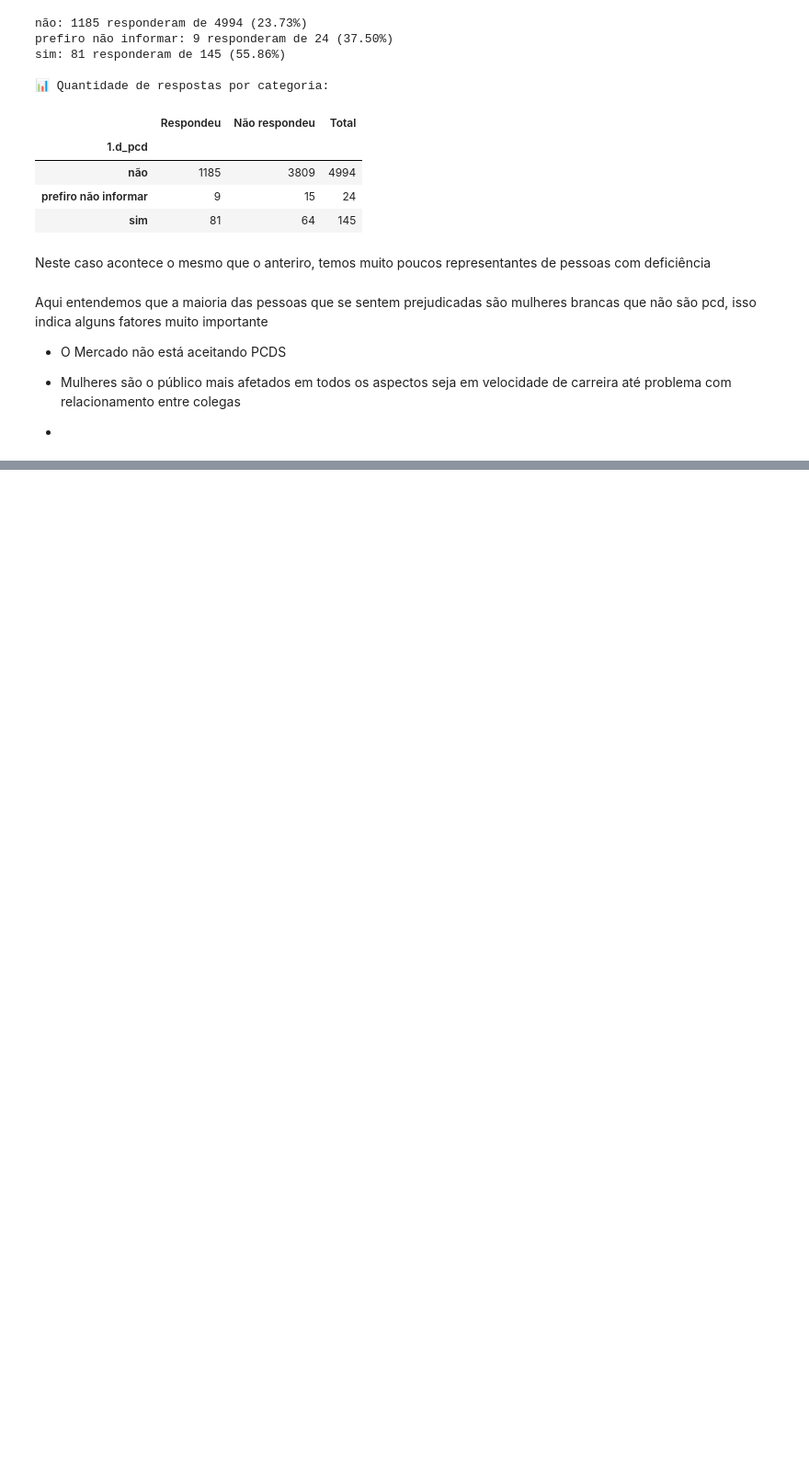
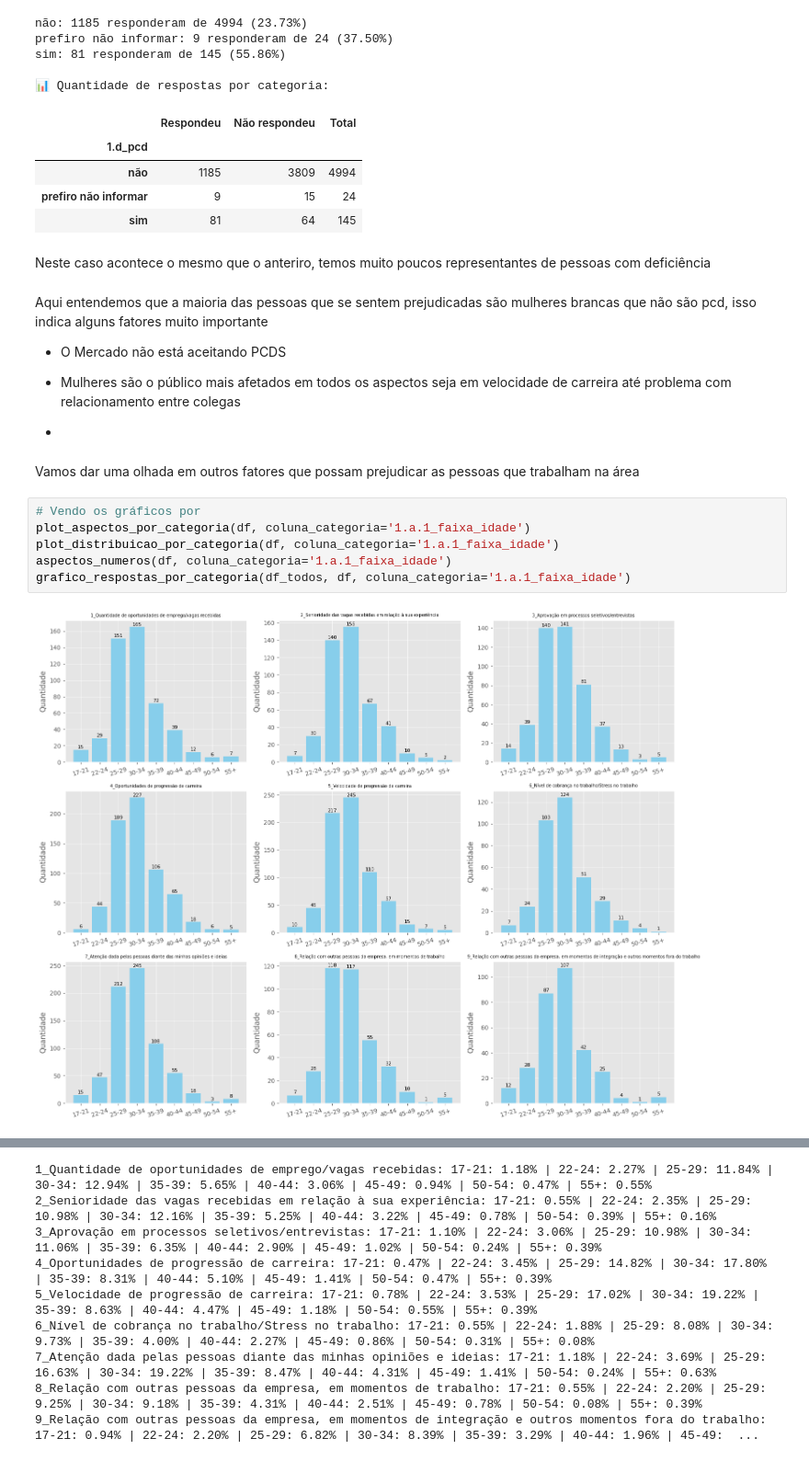
Before and after one commit to rodriguesgui/DC-Data-Glow-Up, a Jupyter notebook: src/main.ipynb, the cells around one changed output, grey strips where cells are left out. Shown at 92% size. Cells and saved outputs as stored; diff of their text form; blank space fills up the shorter version.

Commit message:
Adicionando idade

```diff
--- a/src/main.ipynb
+++ b/src/main.ipynb
@@ -979,3 +979,13 @@ Aqui entendemos que a maioria das pessoas que se sentem prejudicadas são mulher
 * Mulheres são o público mais afetados em todos os aspectos seja em velocidade de carreira até problema com relacionamento entre colegas
 
 *
+# %% [markdown]
+Vamos dar uma olhada em outros fatores que possam prejudicar as pessoas que trabalham na área
+# %%
+# Vendo os gráficos por
+plot_aspectos_por_categoria(df, coluna_categoria='1.a.1_faixa_idade')
+plot_distribuicao_por_categoria(df, coluna_categoria='1.a.1_faixa_idade')
+aspectos_numeros(df, coluna_categoria='1.a.1_faixa_idade')
+grafico_respostas_por_categoria(df_todos, df, coluna_categoria='1.a.1_faixa_idade')
+# %% [output]
+[figure, added]
@@ -981,0 +993,9 @@ Aqui entendemos que a maioria das pessoas que se sentem prejudicadas são mulher
+1_Quantidade de oportunidades de emprego/vagas recebidas: 17-21: 1.18% | 22-24: 2.27% | 25-29: 11.84% | 30-34: 12.94% | 35-39: 5.65% | 40-44: 3.06% | 45-49: 0.94% | 50-54: 0.47% | 55+: 0.55%
+2_Senioridade das vagas recebidas em relação à sua experiência: 17-21: 0.55% | 22-24: 2.35% | 25-29: 10.98% | 30-34: 12.16% | 35-39: 5.25% | 40-44: 3.22% | 45-49: 0.78% | 50-54: 0.39% | 55+: 0.16%
+3_Aprovação em processos seletivos/entrevistas: 17-21: 1.10% | 22-24: 3.06% | 25-29: 10.98% | 30-34: 11.06% | 35-39: 6.35% | 40-44: 2.90% | 45-49: 1.02% | 50-54: 0.24% | 55+: 0.39%
+4_Oportunidades de progressão de carreira: 17-21: 0.47% | 22-24: 3.45% | 25-29: 14.82% | 30-34: 17.80% | 35-39: 8.31% | 40-44: 5.10% | 45-49: 1.41% | 50-54: 0.47% | 55+: 0.39%
+5_Velocidade de progressão de carreira: 17-21: 0.78% | 22-24: 3.53% | 25-29: 17.02% | 30-34: 19.22% | 35-39: 8.63% | 40-44: 4.47% | 45-49: 1.18% | 50-54: 0.55% | 55+: 0.39%
+6_Nível de cobrança no trabalho/Stress no trabalho: 17-21: 0.55% | 22-24: 1.88% | 25-29: 8.08% | 30-34: 9.73% | 35-39: 4.00% | 40-44: 2.27% | 45-49: 0.86% | 50-54: 0.31% | 55+: 0.08%
+7_Atenção dada pelas pessoas diante das minhas opiniões e ideias: 17-21: 1.18% | 22-24: 3.69% | 25-29: 16.63% | 30-34: 19.22% | 35-39: 8.47% | 40-44: 4.31% | 45-49: 1.41% | 50-54: 0.24% | 55+: 0.63%
+8_Relação com outras pessoas da empresa, em momentos de trabalho: 17-21: 0.55% | 22-24: 2.20% | 25-29: 9.25% | 30-34: 9.18% | 35-39: 4.31% | 40-44: 2.51% | 45-49: 0.78% | 50-54: 0.08% | 55+: 0.39%
+9_Relação com outras pessoas da empresa, em momentos de integração e outros momentos fora do trabalho: 17-21: 0.94% | 22-24: 2.20% | 25-29: 6.82% | 30-34: 8.39% | 35-39: 3.29% | 40-44: 1.96% | 45-49:  ...
```
Also changed, not shown: parts of 3 cells of this notebook.
